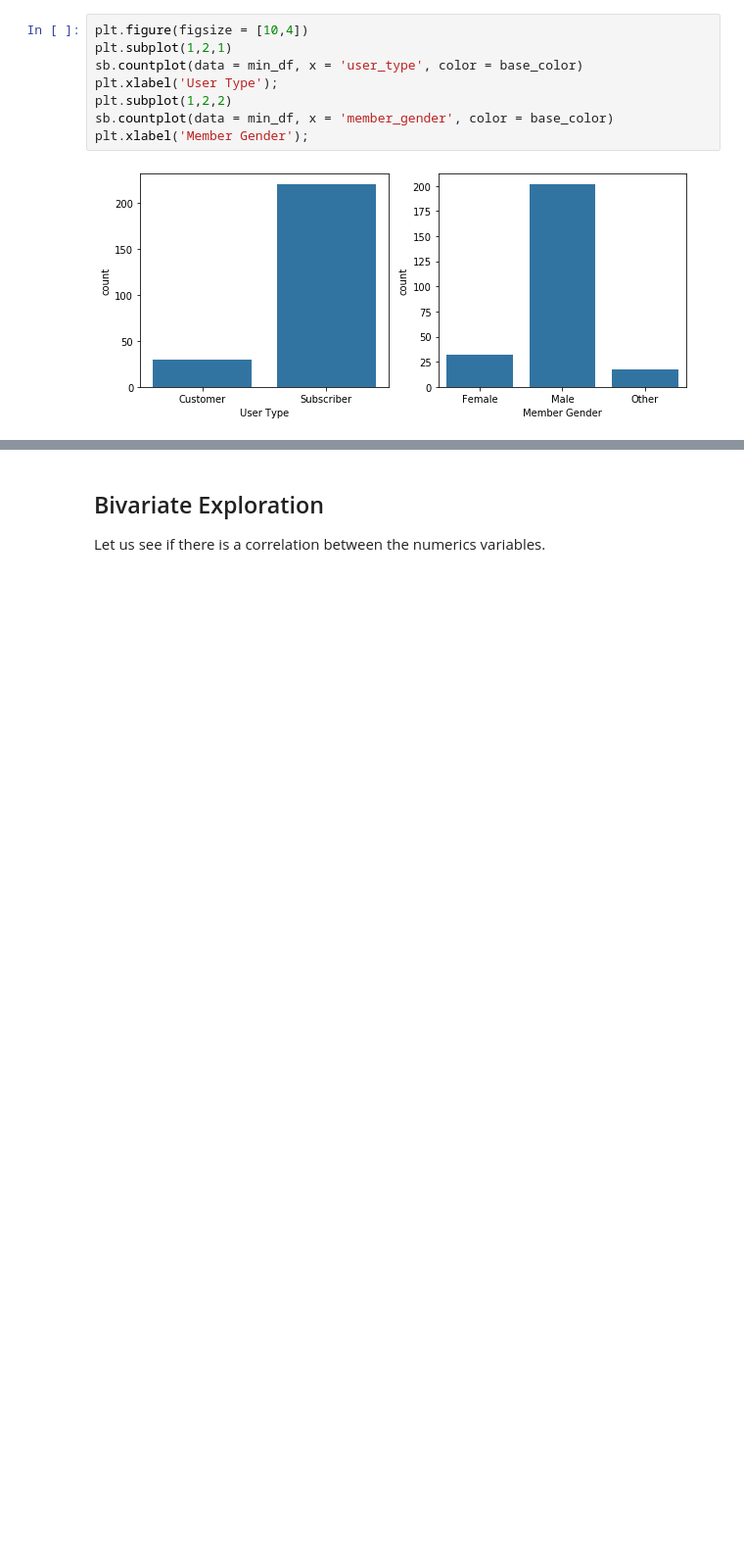
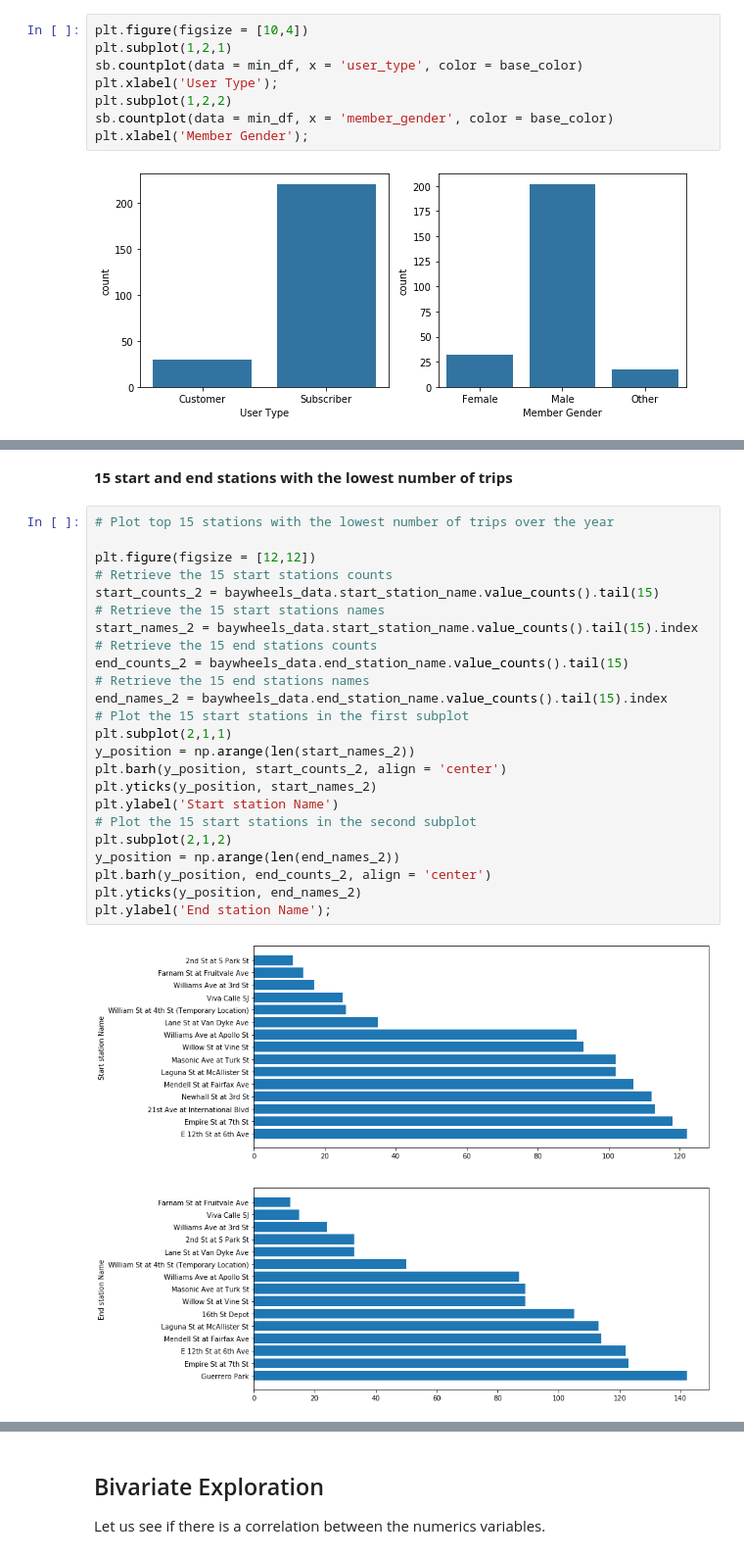
Before and after one commit to furawa/Data_Analyst_Udacity_Projects, a Jupyter notebook: 05_Communicate_Data/ford_gobike_exploration.ipynb, the cells around one changed output, grey strips where cells are left out. Shown at 98% size. Saved outputs shown, nothing was run; the diff lists cells and outputs as text; blank space fills up the shorter version.

Commit message:
feat: Add lowest trips stations plot

```diff
--- a/05_Communicate_Data/ford_gobike_exploration.ipynb
+++ b/05_Communicate_Data/ford_gobike_exploration.ipynb
@@ -415,3 +414,31 @@ plt.yticks(y_position, end_names)
 plt.ylabel('End station Name');
 # %% [output]
 [figure]
+# %% [markdown]
+**15 start and end stations with the lowest number of trips**
+# %%
+# Plot top 15 stations with the lowest number of trips over the year
+
+plt.figure(figsize = [12,12])
+# Retrieve the 15 start stations counts
+start_counts_2 = baywheels_data.start_station_name.value_counts().tail(15)
+# Retrieve the 15 start stations names
+start_names_2 = baywheels_data.start_station_name.value_counts().tail(15).index
+# Retrieve the 15 end stations counts
+end_counts_2 = baywheels_data.end_station_name.value_counts().tail(15)
+# Retrieve the 15 end stations names
+end_names_2 = baywheels_data.end_station_name.value_counts().tail(15).index
+# Plot the 15 start stations in the first subplot
+plt.subplot(2,1,1)
+y_position = np.arange(len(start_names_2))
+plt.barh(y_position, start_counts_2, align = 'center')
+plt.yticks(y_position, start_names_2)
+plt.ylabel('Start station Name')
+# Plot the 15 start stations in the second subplot
+plt.subplot(2,1,2)
+y_position = np.arange(len(end_names_2))
+plt.barh(y_position, end_counts_2, align = 'center')
+plt.yticks(y_position, end_names_2)
+plt.ylabel('End station Name');
+# %% [output]
+[figure, added]
```
Also changed, not shown: parts of 6 cells of this notebook.
